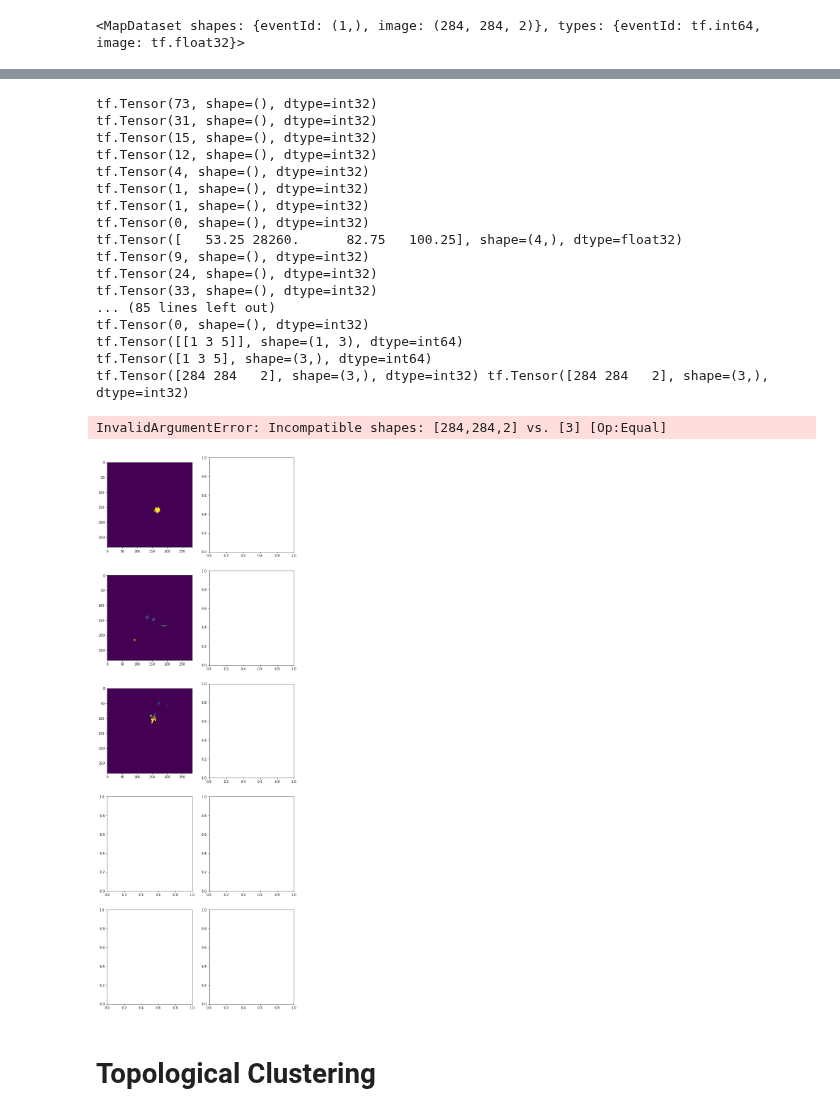
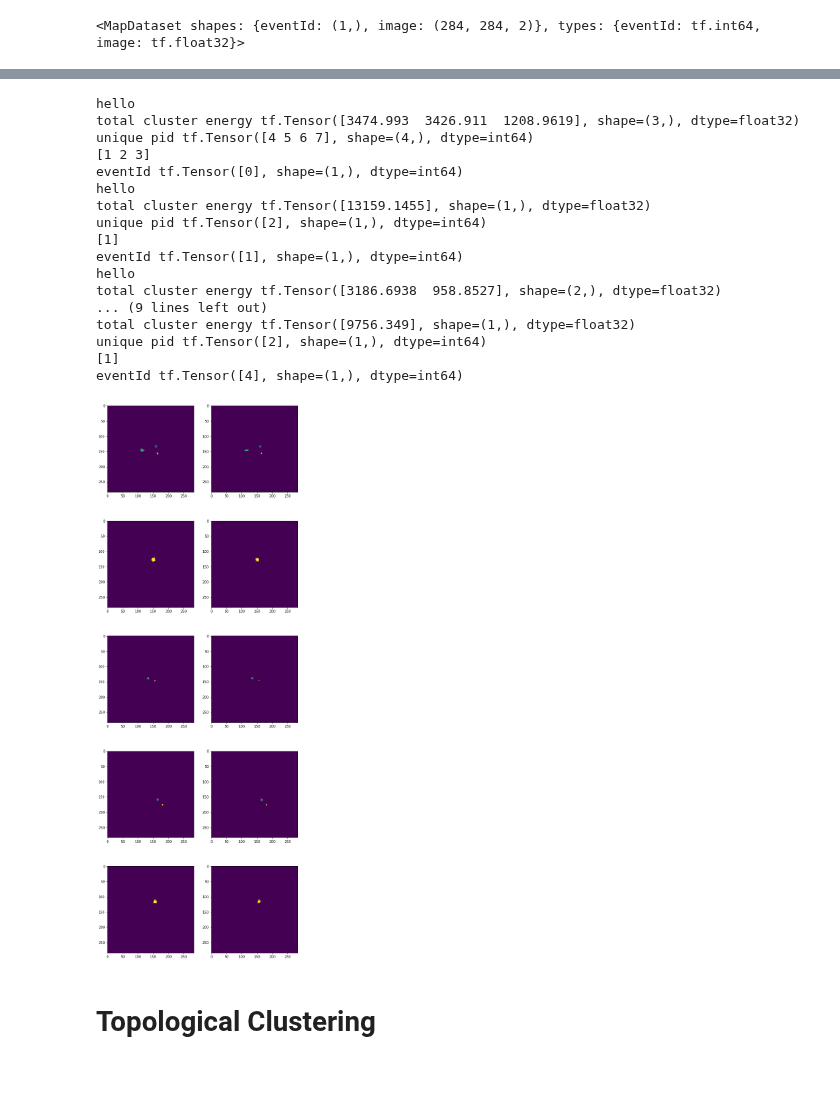
Before and after one commit to mollyhjorthjensen/DREAM, a Jupyter notebook: Analysis/clustering.ipynb, the cells around one changed output, grey strips where cells are left out. Cells and saved outputs as stored; diff of their text form; code cells hidden in the pictures; blank space fills up the shorter version.

```diff
--- a/Analysis/clustering.ipynb
+++ b/Analysis/clustering.ipynb
@@ -44,4 +35,14 @@ feature_shape = {
 # %%
+feature_description = {
+    'eventId': tf.io.FixedLenFeature([1], tf.int64, default_value=0),
+    'image': tf.io.FixedLenFeature([3], tf.string, default_value=["",]*3)
+}
+
+feature_shape = {
+    'eventId': tf.TensorShape([1,]),
+    'image': tf.TensorShape([568, 568, 2])
+}
+
 def parser_fn(proto):
     serialized = tf.io.parse_single_example(proto, feature_description)
     deserialized = {k: (tf.sparse.to_dense(sparse_ops.deserialize_sparse(v, K.floatx()))
@@ -49,8 +50,9 @@ def parser_fn(proto):
     [deserialized[k].set_shape(feature_shape[k]) for k in deserialized.keys()]
     x = deserialized['image']
     x = tf.expand_dims(x, axis=0)
-    x = K.pool2d(x, pool_size=(2, 2), strides=(2, 2), padding='same', pool_mode='avg')
-    deserialized['image'] = x[0]
+    x = K.pool2d(x, pool_size=(2, 2), strides=(2, 2), padding='valid', pool_mode='avg')
+#     x = 4.*x
+    deserialized['image'] = tf.squeeze(x)
 
     return deserialized
 # %% [markdown]
@@ -81,3 +68,14 @@ dataset = dataset.map(parser_fn)
 print(dataset)
 # %% [output]
 <MapDataset shapes: {eventId: (1,), image: (284, 284, 2)}, types: {eventId: tf.int64, image: tf.float32}>
+# %%
+for parsed_record in dataset.take(1):
+    A = parsed_record['proto'].numpy()
+    A1 = A[A[...,3] == 0][...,:3]
+    A2 = A[A[...,3] == 1][...,:3]
+    # A1 = np.unique(A1, axis=0)
+    # A2 = np.unique(A2, axis=0)
+    # print(A1)
+    sp = tf.SparseTensor(A1[...,1:3], A1[...,0], dense_shape=[HEIGHT,WIDTH])
+    A1_dense = tf.sparse.to_dense(tf.sparse.reorder(sp))
+    plt.imshow(A1_dense)
@@ -84,55 +84,60 @@ print(dataset)
 # %%
-import matplotlib.pyplot as plt
 fig, ax = plt.subplots(ncols=2, nrows=5, figsize=(10, 30))
 i = 0
 for parsed_record in dataset.take(5):
 #     plt.imshow(parsed_record['image'][:,:,0])
 #     plt.colorbar()
 #     print(parsed_record['labels'])
     output = cluster_maker(parsed_record)
     A = output['proto'].numpy()
     A1 = A[A[...,3] == 0][...,:3]
     A2 = A[A[...,3] == 1][...,:3]
     # A1 = np.unique(A1, axis=0)
     # A2 = np.unique(A2, axis=0)
     # print(A1)
     sp = tf.SparseTensor(A1[...,1:3], A1[...,0], dense_shape=[HEIGHT,WIDTH])
     A1_dense = tf.sparse.to_dense(tf.sparse.reorder(sp))
+    sp = tf.SparseTensor(A2[...,1:3], A2[...,0], dense_shape=[HEIGHT,WIDTH])
+    A2_dense = tf.sparse.to_dense(tf.sparse.reorder(sp))
     ax[i][0].imshow(A1_dense)
+    ax[i][1].imshow(A2_dense)
 
     output2 = cluster_splitter(output)
 #     A = output['cluster'].numpy()
 #     A1 = A[A[...,3] == 0][...,:3]
 #     A2 = A[A[...,3] == 1][...,:3]
-#     # A1 = np.unique(A1, axis=0)
-#     # A2 = np.unique(A2, axis=0)
-#     # print(A1)
+# #     # A1 = np.unique(A1, axis=0)
+# #     # A2 = np.unique(A2, axis=0)
+
+
+    u = np.unique(A1[:,0])
+    print(u)
+
 #     sp = tf.SparseTensor(A1[...,1:3], A1[...,0], dense_shape=[HEIGHT,WIDTH])
 #     A1_dense = tf.sparse.to_dense(tf.sparse.reorder(sp))
 #     ax[i][1].imshow(A1_dense)
 
-
     i += 1
+    print("eventId", parsed_record['eventId'])
 # %% [output]
-tf.Tensor(73, shape=(), dtype=int32)
-tf.Tensor(31, shape=(), dtype=int32)
-tf.Tensor(15, shape=(), dtype=int32)
-tf.Tensor(12, shape=(), dtype=int32)
-tf.Tensor(4, shape=(), dtype=int32)
-tf.Tensor(1, shape=(), dtype=int32)
-tf.Tensor(1, shape=(), dtype=int32)
-tf.Tensor(0, shape=(), dtype=int32)
-tf.Tensor([   53.25 28260.      82.75   100.25], shape=(4,), dtype=float32)
-tf.Tensor(9, shape=(), dtype=int32)
-tf.Tensor(24, shape=(), dtype=int32)
-tf.Tensor(33, shape=(), dtype=int32)
-... (85 lines left out)
-tf.Tensor(0, shape=(), dtype=int32)
-tf.Tensor([[1 3 5]], shape=(1, 3), dtype=int64)
-tf.Tensor([1 3 5], shape=(3,), dtype=int64)
-tf.Tensor([284 284   2], shape=(3,), dtype=int32) tf.Tensor([284 284   2], shape=(3,), dtype=int32)
+hello
+total cluster energy tf.Tensor([3474.993  3426.911  1208.9619], shape=(3,), dtype=float32)
+unique pid tf.Tensor([4 5 6 7], shape=(4,), dtype=int64)
+[1 2 3]
+eventId tf.Tensor([0], shape=(1,), dtype=int64)
+hello
+total cluster energy tf.Tensor([13159.1455], shape=(1,), dtype=float32)
+unique pid tf.Tensor([2], shape=(1,), dtype=int64)
+[1]
+eventId tf.Tensor([1], shape=(1,), dtype=int64)
+hello
+total cluster energy tf.Tensor([3186.6938  958.8527], shape=(2,), dtype=float32)
+... (9 lines left out)
+total cluster energy tf.Tensor([9756.349], shape=(1,), dtype=float32)
+unique pid tf.Tensor([2], shape=(1,), dtype=int64)
+[1]
+eventId tf.Tensor([4], shape=(1,), dtype=int64)
-InvalidArgumentError: Incompatible shapes: [284,284,2] vs. [3] [Op:Equal]
-[figure, old version]
+[figure, new version]
 # %% [markdown]
 # Topological Clustering
 # %% [markdown]
```
Also changed, not shown: parts of 29 cells of this notebook.
